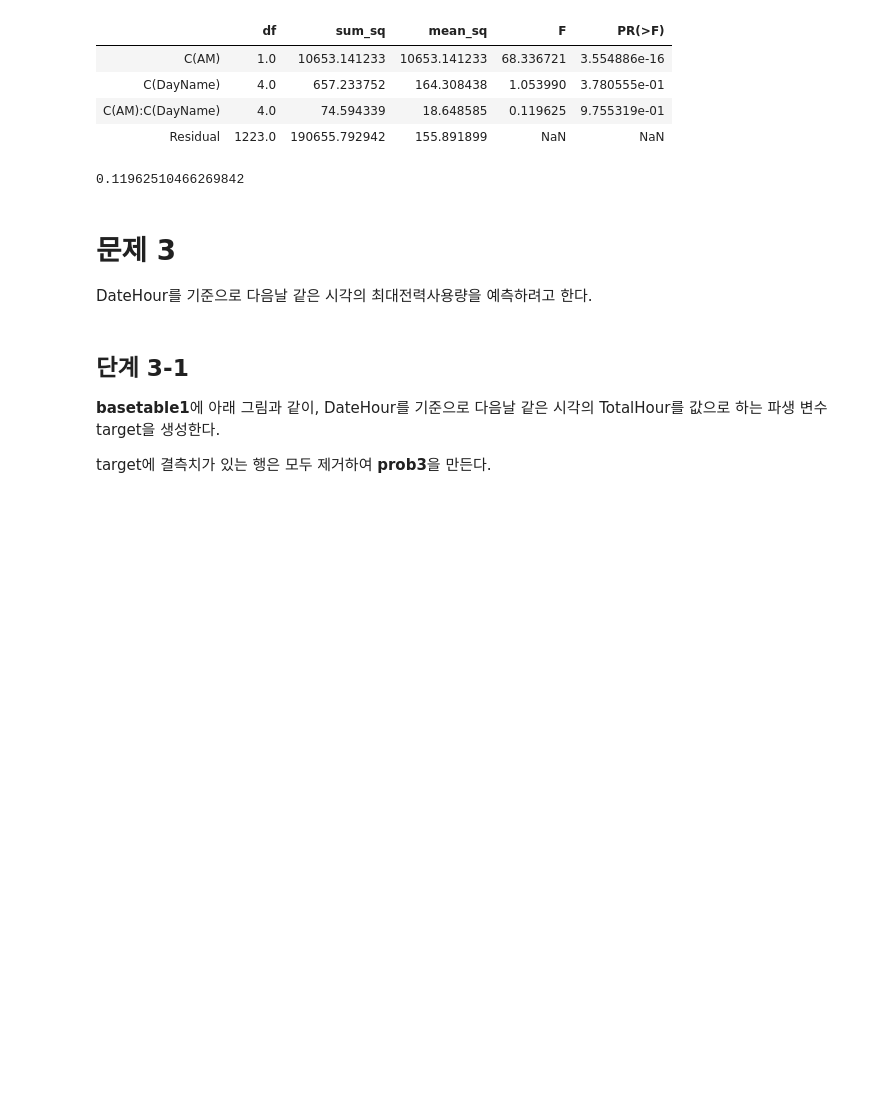
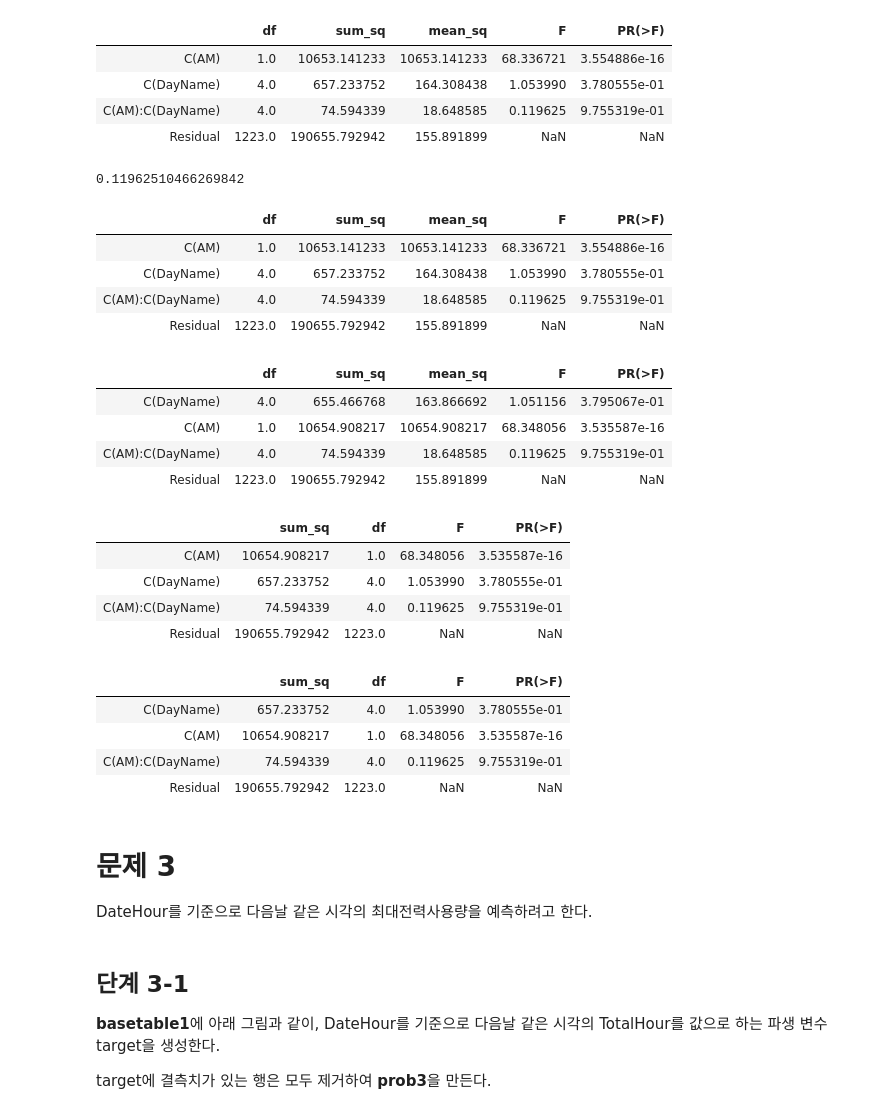
Before and after one commit to sunkusun9/DS_lv3_2510, a Jupyter notebook: sec_ds_lv3_prob3_prob.ipynb, the cells around one changed output. Saved outputs shown, nothing was run; the diff lists cells and outputs as text; code cells hidden in the pictures; blank space fills up the shorter version.

```diff
--- a/sec_ds_lv3_prob3_prob.ipynb
+++ b/sec_ds_lv3_prob3_prob.ipynb
@@ -1318,6 +1331,54 @@ df_anova.loc[
 | C(AM):C(DayName) | 4.0 | 74.594339 | 18.648585 | 0.119625 | 9.755319e-01 |
 | Residual | 1223.0 | 190655.792942 | 155.891899 | NaN | NaN |
 0.11962510466269842
+# %%
+from statsmodels.api import stats
+# 단일항의 검정 결과 중 pvalue가 typ ='I' (default)은 변수의 순서에 따라 다릅니다.
+# typ ='II' (default)은 변수의 순서에 상관 없이 같게 됩니다.
+C_ = C
+del C
+display(
+    stats.anova_lm(
+        ols('Avg ~ C(AM) + C(DayName) + C(AM):C(DayName)', df_prob2).fit(), typ='I'
+    )
+)
+display(
+    stats.anova_lm(
+        ols('Avg ~ C(DayName) + C(AM) + C(AM):C(DayName)', df_prob2).fit(), typ='I'
+    )
+)
+display(
+    stats.anova_lm(
+        ols('Avg ~ C(AM) + C(DayName) + C(AM):C(DayName)', df_prob2).fit(), typ='II'
+    )
+)
+display(
+    stats.anova_lm(
+        ols('Avg ~ C(DayName) + C(AM) + C(AM):C(DayName)', df_prob2).fit(), typ='II'
+    )
+)
+C = C_
+# %% [output]
+|  | df | sum_sq | mean_sq | F | PR(>F) |
+| C(AM) | 1.0 | 10653.141233 | 10653.141233 | 68.336721 | 3.554886e-16 |
+| C(DayName) | 4.0 | 657.233752 | 164.308438 | 1.053990 | 3.780555e-01 |
+| C(AM):C(DayName) | 4.0 | 74.594339 | 18.648585 | 0.119625 | 9.755319e-01 |
+| Residual | 1223.0 | 190655.792942 | 155.891899 | NaN | NaN |
+|  | df | sum_sq | mean_sq | F | PR(>F) |
+| C(DayName) | 4.0 | 655.466768 | 163.866692 | 1.051156 | 3.795067e-01 |
+| C(AM) | 1.0 | 10654.908217 | 10654.908217 | 68.348056 | 3.535587e-16 |
+| C(AM):C(DayName) | 4.0 | 74.594339 | 18.648585 | 0.119625 | 9.755319e-01 |
+| Residual | 1223.0 | 190655.792942 | 155.891899 | NaN | NaN |
+|  | sum_sq | df | F | PR(>F) |
+| C(AM) | 10654.908217 | 1.0 | 68.348056 | 3.535587e-16 |
+| C(DayName) | 657.233752 | 4.0 | 1.053990 | 3.780555e-01 |
+| C(AM):C(DayName) | 74.594339 | 4.0 | 0.119625 | 9.755319e-01 |
+| Residual | 190655.792942 | 1223.0 | NaN | NaN |
+|  | sum_sq | df | F | PR(>F) |
+| C(DayName) | 657.233752 | 4.0 | 1.053990 | 3.780555e-01 |
+| C(AM) | 10654.908217 | 1.0 | 68.348056 | 3.535587e-16 |
+| C(AM):C(DayName) | 74.594339 | 4.0 | 0.119625 | 9.755319e-01 |
+| Residual | 190655.792942 | 1223.0 | NaN | NaN |
 # %% [markdown]
 # 문제 3
 
```
Also changed, not shown: parts of 9 cells of this notebook.
